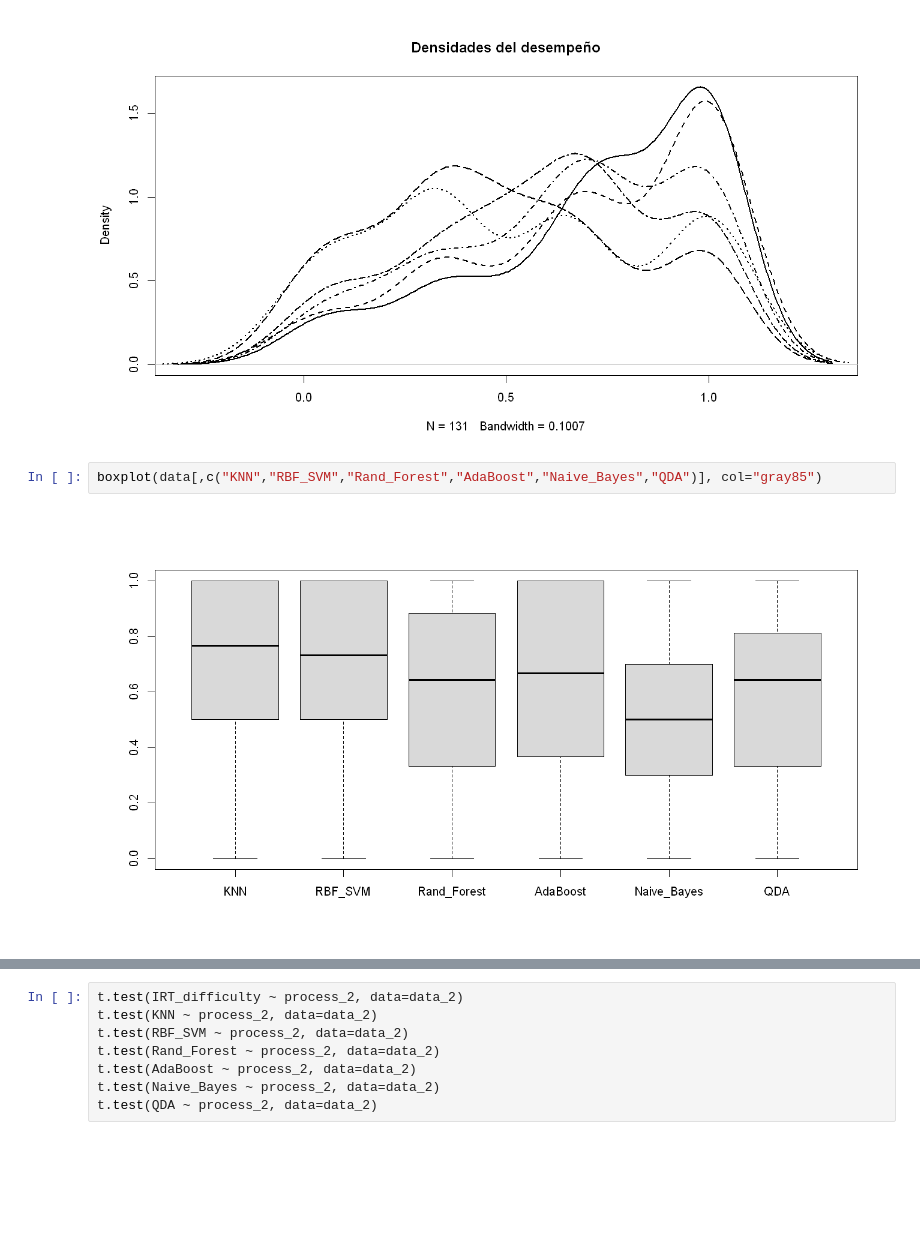
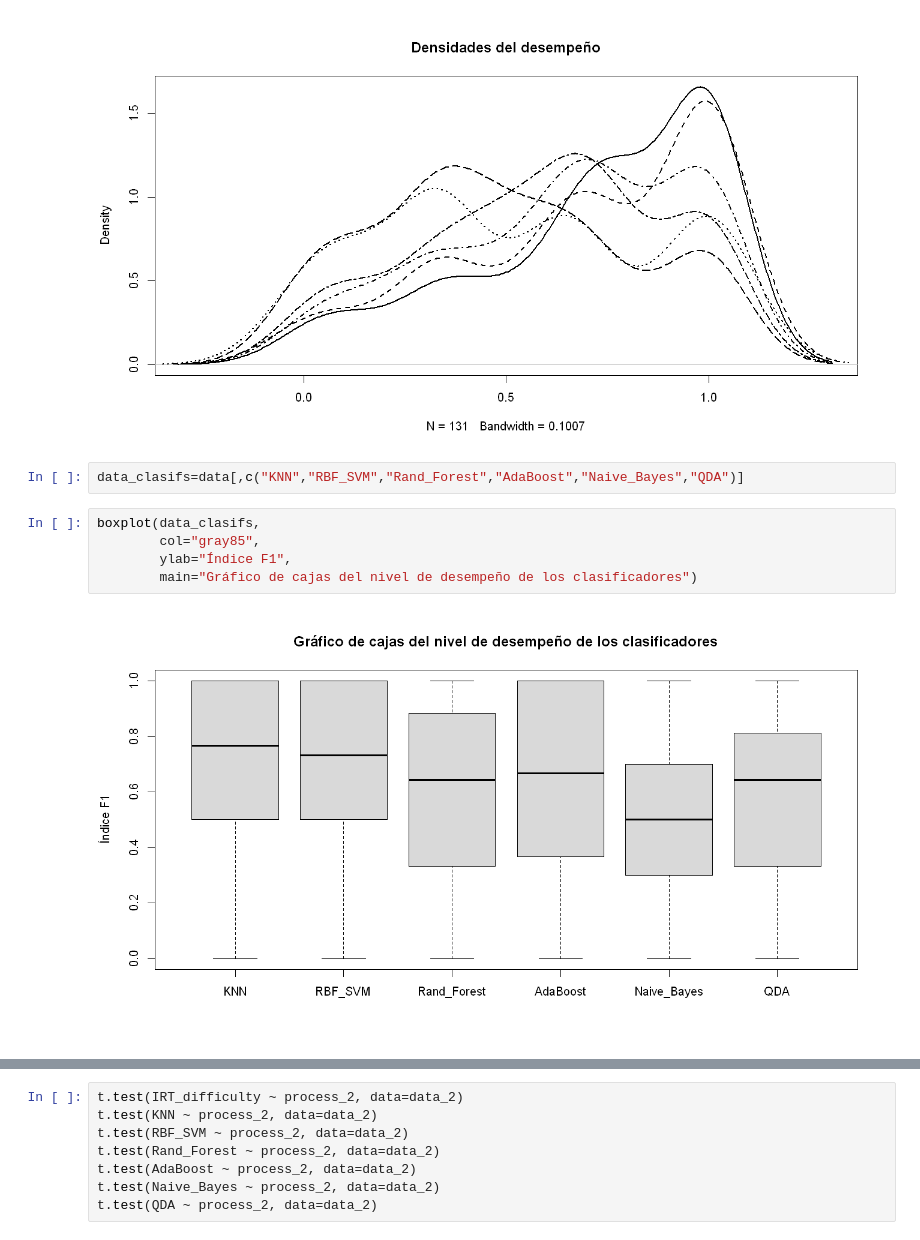
Before and after one commit to Yagwar/ASAG_Test, a Jupyter notebook: Final Results.ipynb, the cells around one changed output, grey strips where cells are left out. Saved outputs shown, nothing was run; the diff lists cells and outputs as text; blank space fills up the shorter version.

```diff
--- a/Final Results.ipynb
+++ b/Final Results.ipynb
@@ -47,6 +62,11 @@ lines(density(data$QDA),col="black", lwd=2, lty=6)
 # %% [output]
 [figure]
 # %%
-boxplot(data[,c("KNN","RBF_SVM","Rand_Forest","AdaBoost","Naive_Bayes","QDA")], col="gray85")
+data_clasifs=data[,c("KNN","RBF_SVM","Rand_Forest","AdaBoost","Naive_Bayes","QDA")]
-# %% [output]
-[figure, removed]
+# %%
+boxplot(data_clasifs,
+        col="gray85",
+        ylab="Índice F1",
+        main="Gráfico de cajas del nivel de desempeño de los clasificadores")
+# %% [output]
+[figure, added]
```
Also changed, not shown: parts of 6 cells of this notebook, 2 other files.
